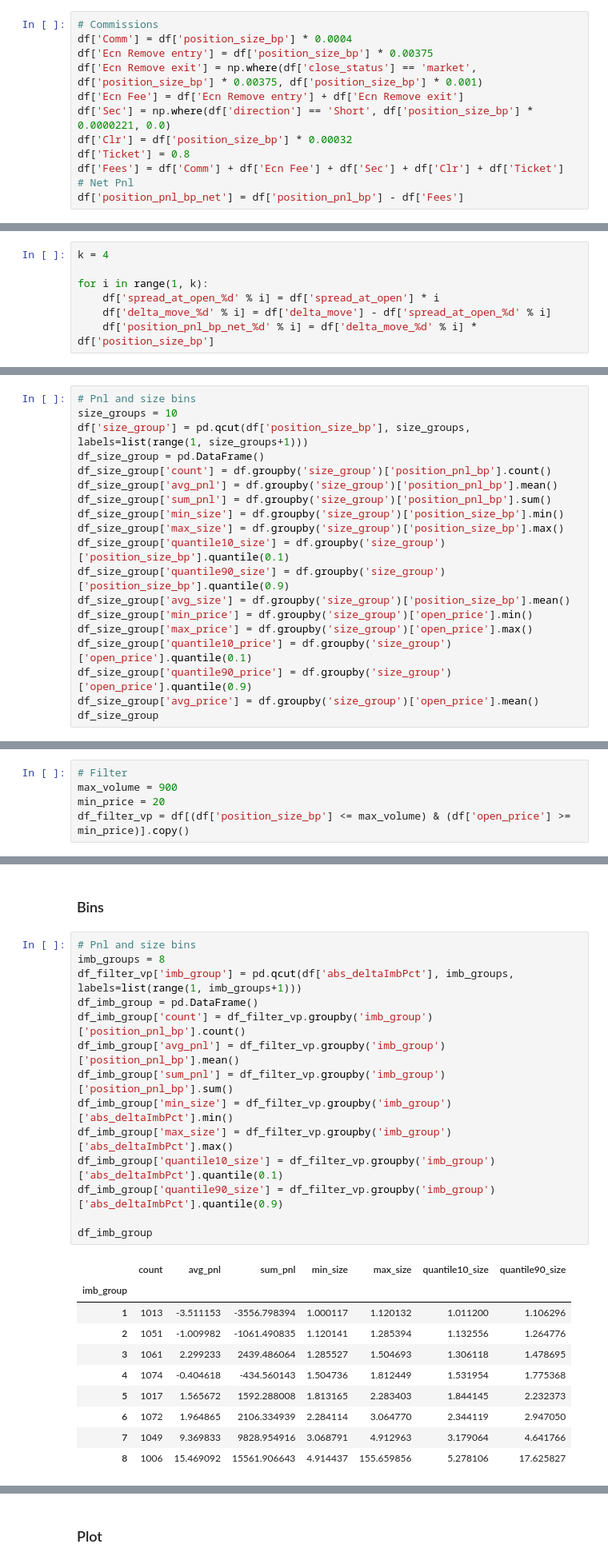
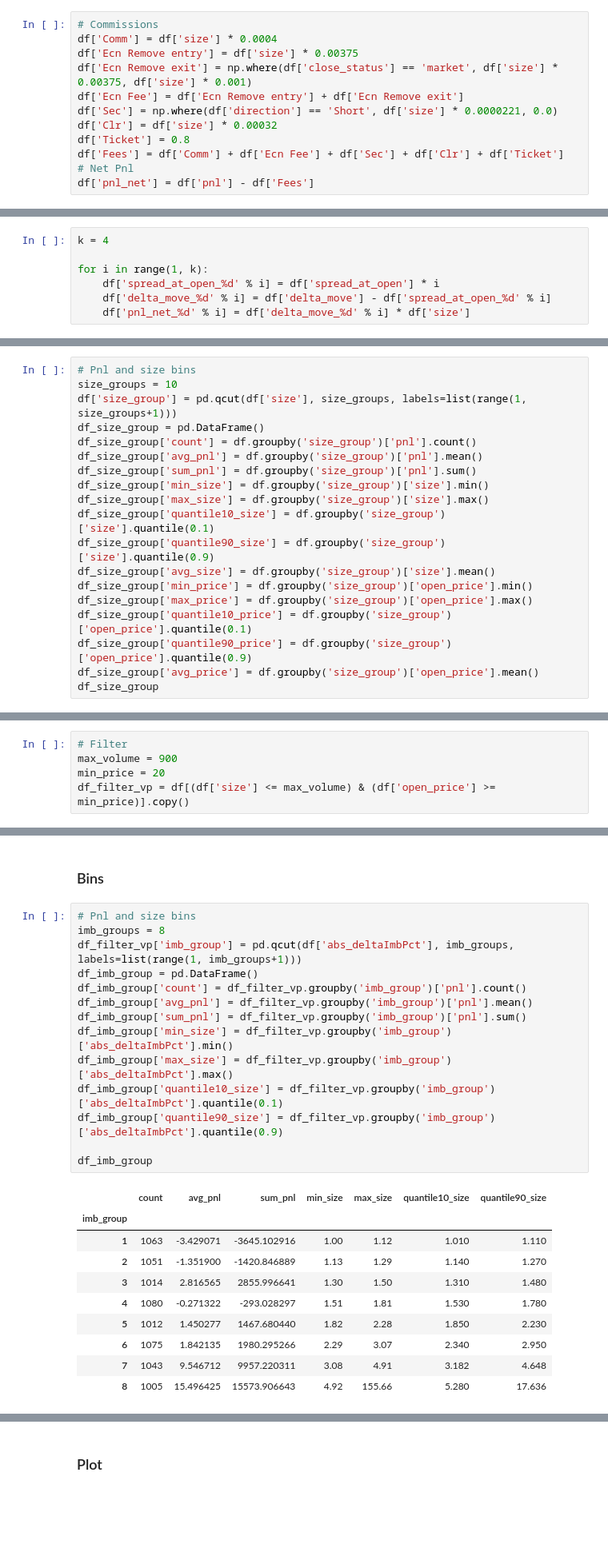
Before and after one commit to avoytkiv/moc_imbalance_flip, a Jupyter notebook: research/results.ipynb, the cells around one changed output, grey strips where cells are left out. Shown at 80% size. Drawn from its saved outputs; the diff is of its cells as text; blank space fills up the shorter version.

```diff
--- a/research/results.ipynb
+++ b/research/results.ipynb
@@ -142,16 +165,16 @@ Clr = 0.00032 * Shares
 Ticket = 0.4$ for side (each symbol).
 # %%
 # Commissions
-df['Comm'] = df['position_size_bp'] * 0.0004
-df['Ecn Remove entry'] = df['position_size_bp'] * 0.00375
-df['Ecn Remove exit'] = np.where(df['close_status'] == 'market', df['position_size_bp'] * 0.00375, df['position_size_bp'] * 0.001)
+df['Comm'] = df['size'] * 0.0004
+df['Ecn Remove entry'] = df['size'] * 0.00375
+df['Ecn Remove exit'] = np.where(df['close_status'] == 'market', df['size'] * 0.00375, df['size'] * 0.001)
 df['Ecn Fee'] = df['Ecn Remove entry'] + df['Ecn Remove exit']
-df['Sec'] = np.where(df['direction'] == 'Short', df['position_size_bp'] * 0.0000221, 0.0)
-df['Clr'] = df['position_size_bp'] * 0.00032
+df['Sec'] = np.where(df['direction'] == 'Short', df['size'] * 0.0000221, 0.0)
+df['Clr'] = df['size'] * 0.00032
 df['Ticket'] = 0.8
 df['Fees'] = df['Comm'] + df['Ecn Fee'] + df['Sec'] + df['Clr'] + df['Ticket']
 # Net Pnl
-df['position_pnl_bp_net'] = df['position_pnl_bp'] - df['Fees']
+df['pnl_net'] = df['pnl'] - df['Fees']
 # %% [markdown]
 First glance at results.
 # %% [markdown]
@@ -179,7 +202,7 @@ k = 4
 for i in range(1, k):
     df['spread_at_open_%d' % i] = df['spread_at_open'] * i
     df['delta_move_%d' % i] = df['delta_move'] - df['spread_at_open_%d' % i]
-    df['position_pnl_bp_net_%d' % i] = df['delta_move_%d' % i] * df['position_size_bp']
+    df['pnl_net_%d' % i] = df['delta_move_%d' % i] * df['size']
 # %% [markdown]
 ## Price and position size analysis <a class="anchor" id="fourth-bullet"></a>
 # %% [markdown]
@@ -201,16 +224,16 @@ What I will do next is to confirm the hypothesis above. I want to find out if ch
 # %%
 # Pnl and size bins
 size_groups = 10
-df['size_group'] = pd.qcut(df['position_size_bp'], size_groups, labels=list(range(1, size_groups+1)))
+df['size_group'] = pd.qcut(df['size'], size_groups, labels=list(range(1, size_groups+1)))
 df_size_group = pd.DataFrame()
-df_size_group['count'] = df.groupby('size_group')['position_pnl_bp'].count()
-df_size_group['avg_pnl'] = df.groupby('size_group')['position_pnl_bp'].mean()
-df_size_group['sum_pnl'] = df.groupby('size_group')['position_pnl_bp'].sum()
-df_size_group['min_size'] = df.groupby('size_group')['position_size_bp'].min()
-df_size_group['max_size'] = df.groupby('size_group')['position_size_bp'].max()
-df_size_group['quantile10_size'] = df.groupby('size_group')['position_size_bp'].quantile(0.1)
-df_size_group['quantile90_size'] = df.groupby('size_group')['position_size_bp'].quantile(0.9)
-df_size_group['avg_size'] = df.groupby('size_group')['position_size_bp'].mean()
+df_size_group['count'] = df.groupby('size_group')['pnl'].count()
+df_size_group['avg_pnl'] = df.groupby('size_group')['pnl'].mean()
+df_size_group['sum_pnl'] = df.groupby('size_group')['pnl'].sum()
+df_size_group['min_size'] = df.groupby('size_group')['size'].min()
+df_size_group['max_size'] = df.groupby('size_group')['size'].max()
+df_size_group['quantile10_size'] = df.groupby('size_group')['size'].quantile(0.1)
+df_size_group['quantile90_size'] = df.groupby('size_group')['size'].quantile(0.9)
+df_size_group['avg_size'] = df.groupby('size_group')['size'].mean()
 df_size_group['min_price'] = df.groupby('size_group')['open_price'].min()
 df_size_group['max_price'] = df.groupby('size_group')['open_price'].max()
 df_size_group['quantile10_price'] = df.groupby('size_group')['open_price'].quantile(0.1)
@@ -244,7 +267,7 @@ If we round these numbers we will get: **max_volume = 900** shares and **min_pri
 # Filter
 max_volume = 900
 min_price = 20
-df_filter_vp = df[(df['position_size_bp'] <= max_volume) & (df['open_price'] >= min_price)].copy()
+df_filter_vp = df[(df['size'] <= max_volume) & (df['open_price'] >= min_price)].copy()
 # %% [markdown]
 ### Plot <a class="anchor" id="fourth-bullet-plot"></a>
 # %%
@@ -271,28 +294,28 @@ Let's apply same analysis to see if `abs_deltaImbPct`
 # %%
 # Pnl and size bins
 imb_groups = 8
 df_filter_vp['imb_group'] = pd.qcut(df['abs_deltaImbPct'], imb_groups, labels=list(range(1, imb_groups+1)))
 df_imb_group = pd.DataFrame()
-df_imb_group['count'] = df_filter_vp.groupby('imb_group')['position_pnl_bp'].count()
-df_imb_group['avg_pnl'] = df_filter_vp.groupby('imb_group')['position_pnl_bp'].mean()
-df_imb_group['sum_pnl'] = df_filter_vp.groupby('imb_group')['position_pnl_bp'].sum()
+df_imb_group['count'] = df_filter_vp.groupby('imb_group')['pnl'].count()
+df_imb_group['avg_pnl'] = df_filter_vp.groupby('imb_group')['pnl'].mean()
+df_imb_group['sum_pnl'] = df_filter_vp.groupby('imb_group')['pnl'].sum()
 df_imb_group['min_size'] = df_filter_vp.groupby('imb_group')['abs_deltaImbPct'].min()
 df_imb_group['max_size'] = df_filter_vp.groupby('imb_group')['abs_deltaImbPct'].max()
 df_imb_group['quantile10_size'] = df_filter_vp.groupby('imb_group')['abs_deltaImbPct'].quantile(0.1)
 df_imb_group['quantile90_size'] = df_filter_vp.groupby('imb_group')['abs_deltaImbPct'].quantile(0.9)
 
 df_imb_group
 # %% [output]
 |  | count | avg_pnl | sum_pnl | min_size | max_size | quantile10_size | quantile90_size |
 | imb_group |  |  |  |  |  |  |  |
-| 1 | 1013 | -3.511153 | -3556.798394 | 1.000117 | 1.120132 | 1.011200 | 1.106296 |
-| 2 | 1051 | -1.009982 | -1061.490835 | 1.120141 | 1.285394 | 1.132556 | 1.264776 |
-| 3 | 1061 | 2.299233 | 2439.486064 | 1.285527 | 1.504693 | 1.306118 | 1.478695 |
-| 4 | 1074 | -0.404618 | -434.560143 | 1.504736 | 1.812449 | 1.531954 | 1.775368 |
-| 5 | 1017 | 1.565672 | 1592.288008 | 1.813165 | 2.283403 | 1.844145 | 2.232373 |
-| 6 | 1072 | 1.964865 | 2106.334939 | 2.284114 | 3.064770 | 2.344119 | 2.947050 |
-| 7 | 1049 | 9.369833 | 9828.954916 | 3.068791 | 4.912963 | 3.179064 | 4.641766 |
-| 8 | 1006 | 15.469092 | 15561.906643 | 4.914437 | 155.659856 | 5.278106 | 17.625827 |
+| 1 | 1063 | -3.429071 | -3645.102916 | 1.00 | 1.12 | 1.010 | 1.110 |
+| 2 | 1051 | -1.351900 | -1420.846889 | 1.13 | 1.29 | 1.140 | 1.270 |
+| 3 | 1014 | 2.816565 | 2855.996641 | 1.30 | 1.50 | 1.310 | 1.480 |
+| 4 | 1080 | -0.271322 | -293.028297 | 1.51 | 1.81 | 1.530 | 1.780 |
+| 5 | 1012 | 1.450277 | 1467.680440 | 1.82 | 2.28 | 1.850 | 2.230 |
+| 6 | 1075 | 1.842135 | 1980.295266 | 2.29 | 3.07 | 2.340 | 2.950 |
+| 7 | 1043 | 9.546712 | 9957.220311 | 3.08 | 4.91 | 3.182 | 4.648 |
+| 8 | 1005 | 15.496425 | 15573.906643 | 4.92 | 155.66 | 5.280 | 17.636 |
 # %%
 # Plot
 fig, (ax1) = plt.subplots(1, 1, figsize=(5,4))
```
Also changed, not shown: parts of 42 cells of this notebook.
